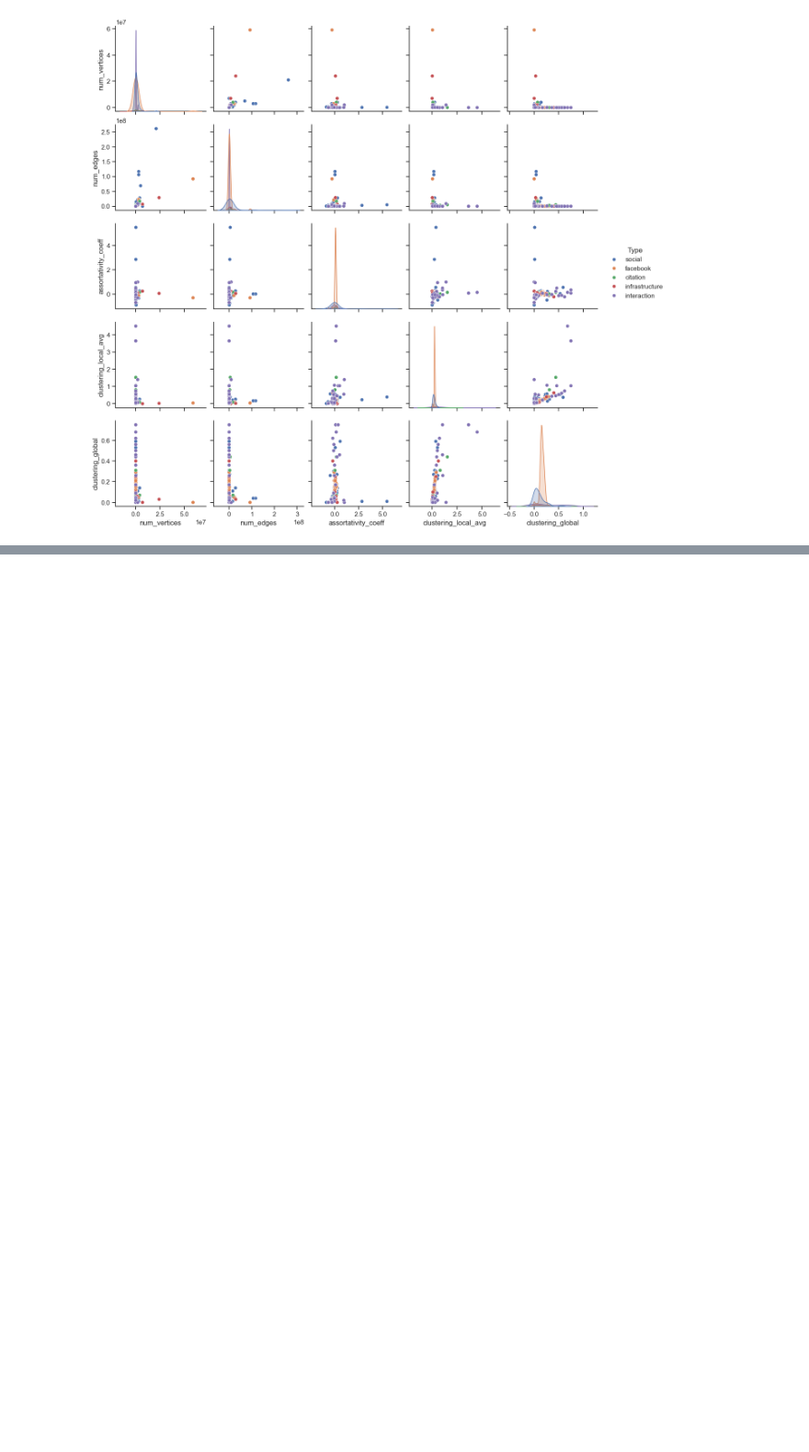
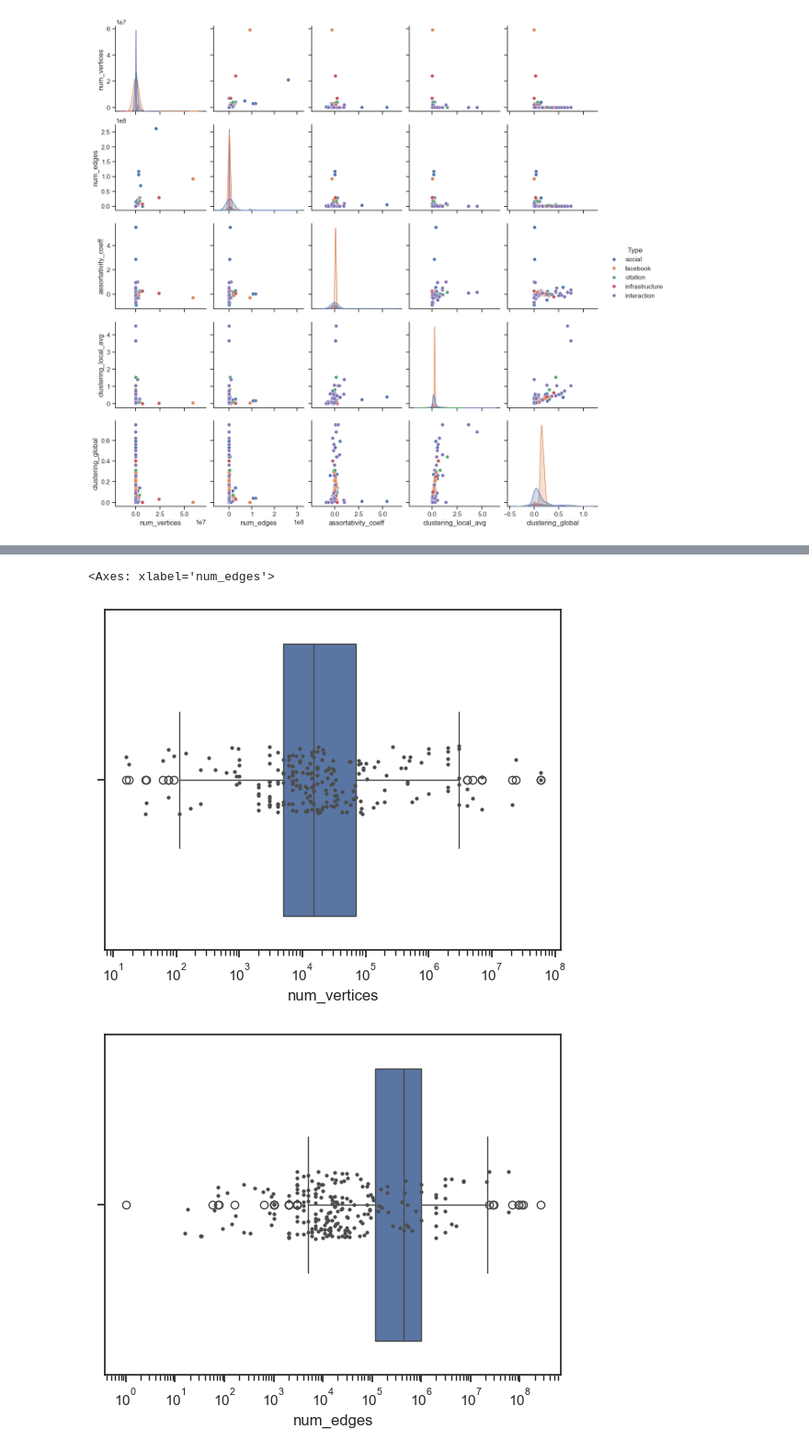
Before and after one commit to murillo-group/miniature_graphs, a Jupyter notebook: research/dbs/explore_dbs.ipynb, the cells around one changed output, grey strips where cells are left out. Shown at 92% size. Saved outputs shown, nothing was run; the diff lists cells and outputs as text; code cells hidden in the pictures; blank space fills up the shorter version.

```diff
--- a/research/dbs/explore_dbs.ipynb
+++ b/research/dbs/explore_dbs.ipynb
@@ -55,0 +70,14 @@ sns.pairplot(df,hue="Type")
+# %%
+plt.figure()
+plt.xscale('log')
+sns.boxplot(df,x='num_vertices')
+sns.stripplot(df,x='num_vertices',size=3,color=".3")
+
+plt.figure()
+plt.xscale('log')
+sns.boxplot(df,x='num_edges')
+sns.stripplot(df,x='num_vertices',size=3,color=".3")
+# %% [output]
+<Axes: xlabel='num_edges'>
+[figure, added]
+[figure, added]
```
Also changed, not shown: parts of 7 cells of this notebook.
